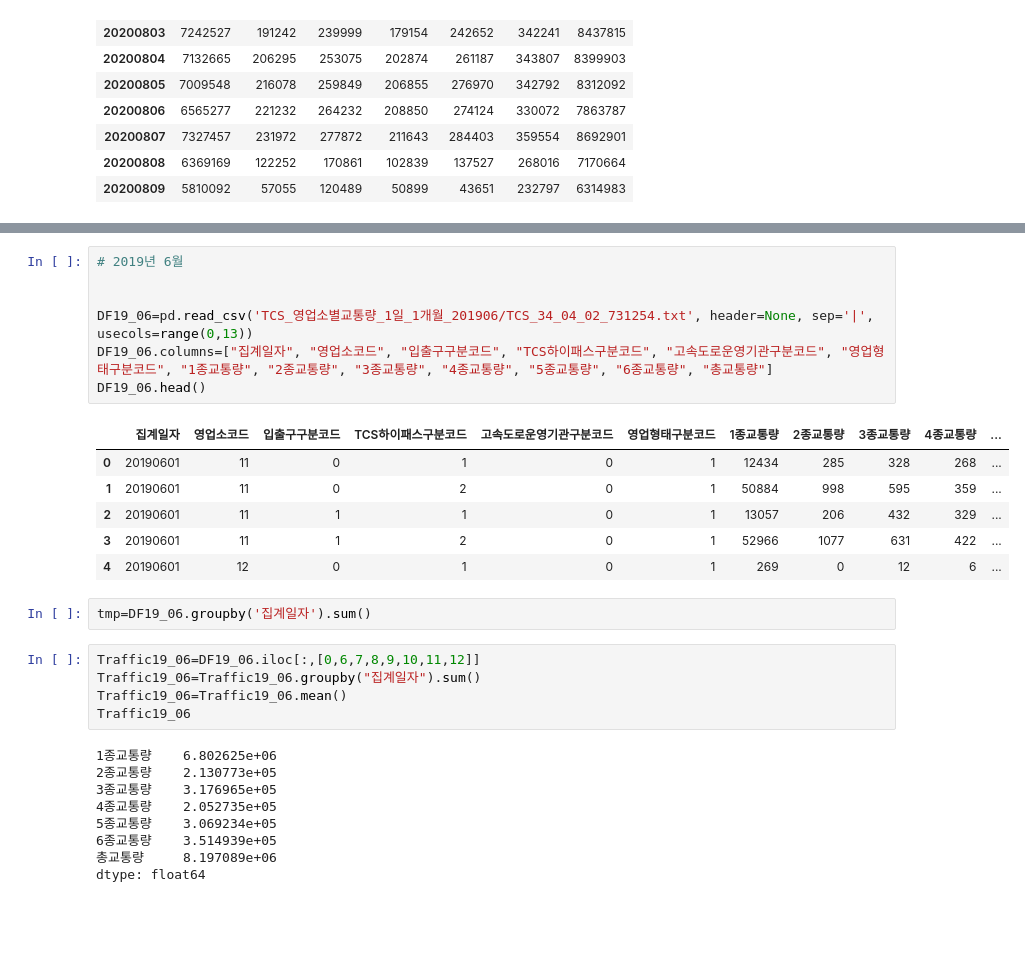
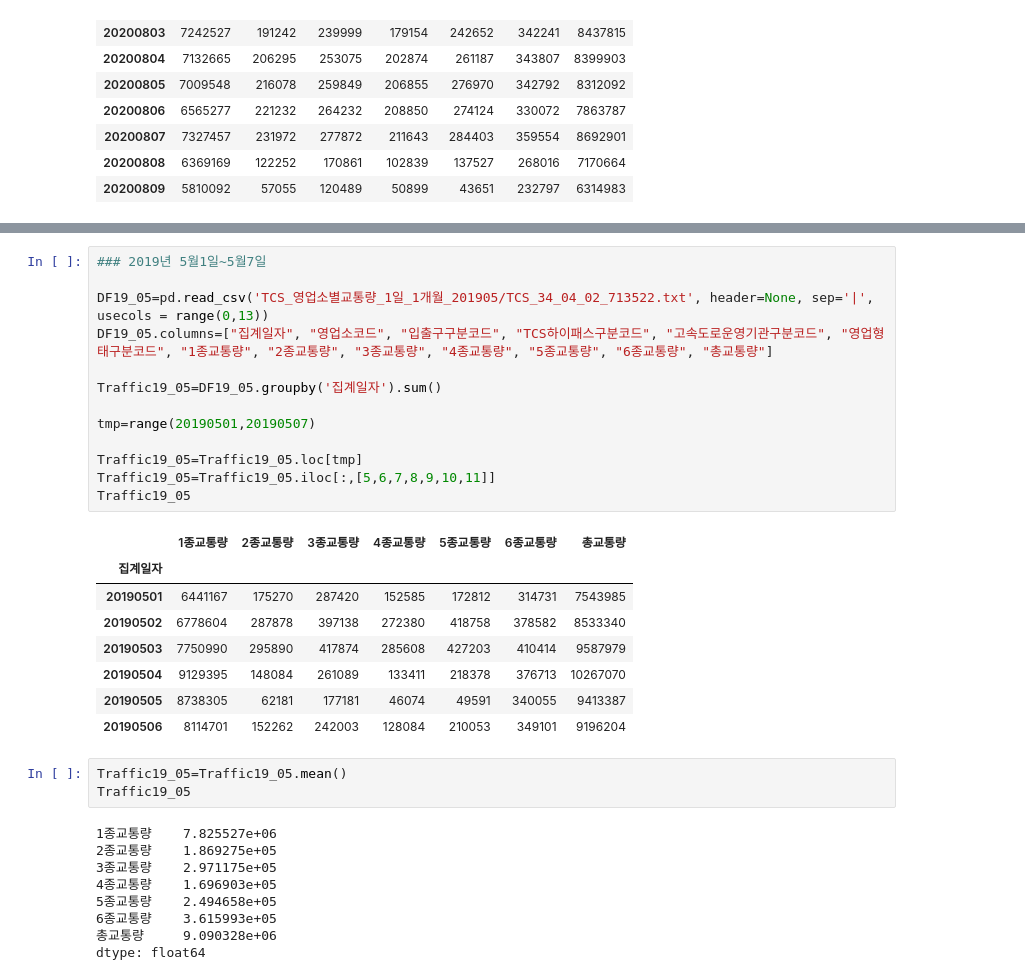
Before and after one commit to juhee3199/covid-19-prediction-project, a Jupyter notebook: code/교통량_코로나영향.ipynb, the cells around one changed output, grey strips where cells are left out. Drawn from its saved outputs; the diff is of its cells as text; blank space fills up the shorter version.

```diff
--- a/code/교통량_코로나영향.ipynb
+++ b/code/교통량_코로나영향.ipynb
@@ -351,30 +420,34 @@ dtype: float64
 # %%
-# 2019년 6월
+### 2019년 5월1일~5월7일
 
+DF19_05=pd.read_csv('TCS_영업소별교통량_1일_1개월_201905/TCS_34_04_02_713522.txt', header=None, sep='|',  usecols = range(0,13))
+DF19_05.columns=["집계일자", "영업소코드", "입출구구분코드", "TCS하이패스구분코드", "고속도로운영기관구분코드", "영업형태구분코드", "1종교통량", "2종교통량", "3종교통량", "4종교통량", "5종교통량", "6종교통량", "총교통량"]
 
-DF19_06=pd.read_csv('TCS_영업소별교통량_1일_1개월_201906/TCS_34_04_02_731254.txt', header=None, sep='|', usecols=range(0,13))
-DF19_06.columns=["집계일자", "영업소코드", "입출구구분코드", "TCS하이패스구분코드", "고속도로운영기관구분코드", "영업형태구분코드", "1종교통량", "2종교통량", "3종교통량", "4종교통량", "5종교통량", "6종교통량", "총교통량"]
-DF19_06.head()
+Traffic19_05=DF19_05.groupby('집계일자').sum()
+
+tmp=range(20190501,20190507)
+
+Traffic19_05=Traffic19_05.loc[tmp]
+Traffic19_05=Traffic19_05.iloc[:,[5,6,7,8,9,10,11]]
+Traffic19_05
 # %% [output]
-|  | 집계일자 | 영업소코드 | 입출구구분코드 | TCS하이패스구분코드 | 고속도로운영기관구분코드 | 영업형태구분코드 | 1종교통량 | 2종교통량 | 3종교통량 | 4종교통량 | ... |
-| 0 | 20190601 | 11 | 0 | 1 | 0 | 1 | 12434 | 285 | 328 | 268 | ... |
-| 1 | 20190601 | 11 | 0 | 2 | 0 | 1 | 50884 | 998 | 595 | 359 | ... |
-| 2 | 20190601 | 11 | 1 | 1 | 0 | 1 | 13057 | 206 | 432 | 329 | ... |
-| 3 | 20190601 | 11 | 1 | 2 | 0 | 1 | 52966 | 1077 | 631 | 422 | ... |
-| 4 | 20190601 | 12 | 0 | 1 | 0 | 1 | 269 | 0 | 12 | 6 | ... |
+|  | 1종교통량 | 2종교통량 | 3종교통량 | 4종교통량 | 5종교통량 | 6종교통량 | 총교통량 |
+| 집계일자 |  |  |  |  |  |  |  |
+| 20190501 | 6441167 | 175270 | 287420 | 152585 | 172812 | 314731 | 7543985 |
+| 20190502 | 6778604 | 287878 | 397138 | 272380 | 418758 | 378582 | 8533340 |
+| 20190503 | 7750990 | 295890 | 417874 | 285608 | 427203 | 410414 | 9587979 |
+| 20190504 | 9129395 | 148084 | 261089 | 133411 | 218378 | 376713 | 10267070 |
+| 20190505 | 8738305 | 62181 | 177181 | 46074 | 49591 | 340055 | 9413387 |
+| 20190506 | 8114701 | 152262 | 242003 | 128084 | 210053 | 349101 | 9196204 |
-# %%
-tmp=DF19_06.groupby('집계일자').sum()
-# %%
-Traffic19_06=DF19_06.iloc[:,[0,6,7,8,9,10,11,12]]
-Traffic19_06=Traffic19_06.groupby("집계일자").sum()
-Traffic19_06=Traffic19_06.mean()
-Traffic19_06
-# %% [output]
-1종교통량    6.802625e+06
-2종교통량    2.130773e+05
-3종교통량    3.176965e+05
-4종교통량    2.052735e+05
-5종교통량    3.069234e+05
-6종교통량    3.514939e+05
-총교통량     8.197089e+06
-dtype: float64
+# %%
+Traffic19_05=Traffic19_05.mean()
+Traffic19_05
+# %% [output]
+1종교통량    7.825527e+06
+2종교통량    1.869275e+05
+3종교통량    2.971175e+05
+4종교통량    1.696903e+05
+5종교통량    2.494658e+05
+6종교통량    3.615993e+05
+총교통량     9.090328e+06
+dtype: float64
```
Also changed, not shown: parts of 31 cells of this notebook, 2 other files.
